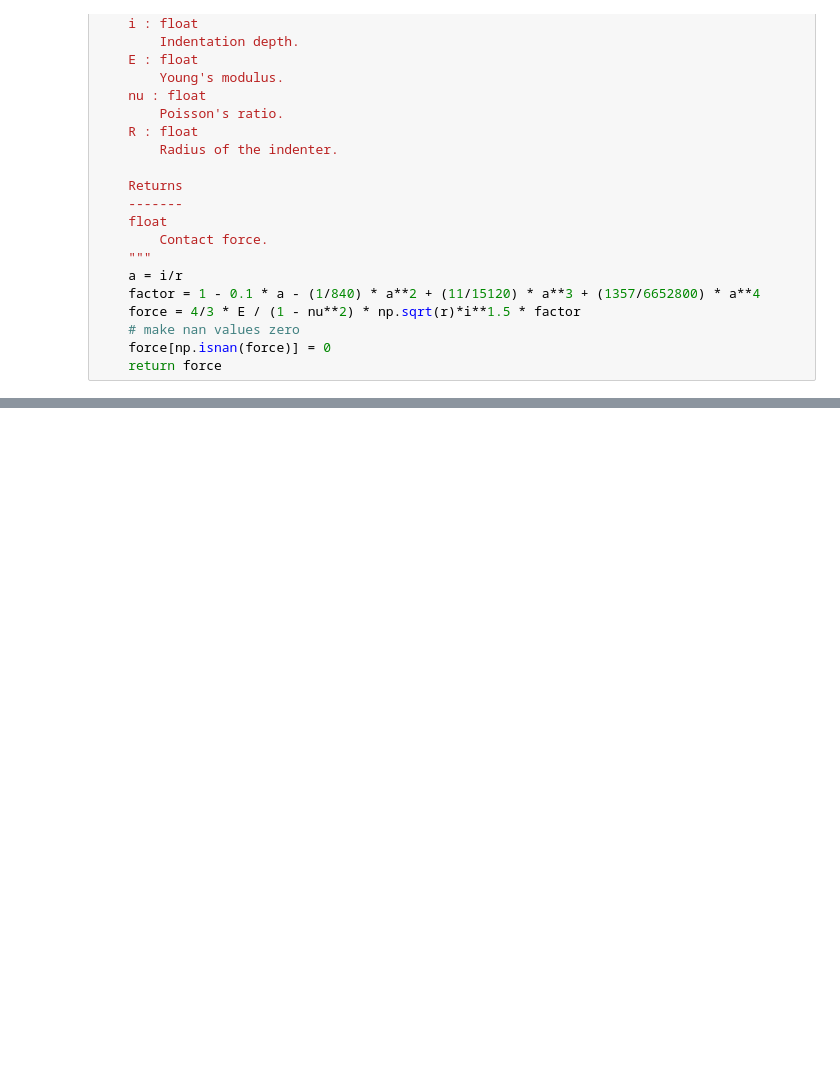
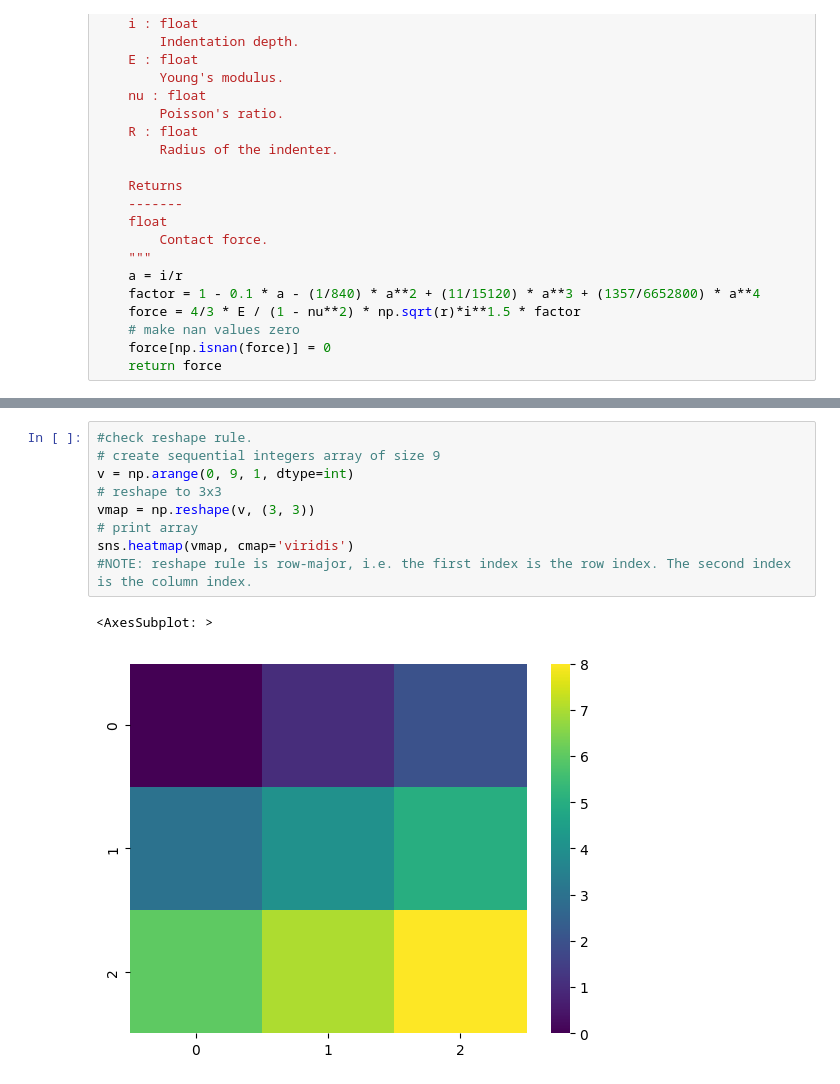
Before and after one commit to luisrlp/contact-surface, a Jupyter notebook: draft.ipynb, the cells around one changed output, grey strips where cells are left out. Drawn from its saved outputs; the diff is of its cells as text; blank space fills up the shorter version.

```diff
--- a/draft.ipynb
+++ b/draft.ipynb
@@ -70,0 +89,12 @@ df
+# %%
+#check reshape rule.
+# create sequential integers array of size 9
+v = np.arange(0, 9, 1, dtype=int)
+# reshape to 3x3
+vmap = np.reshape(v, (3, 3))
+# print array
+sns.heatmap(vmap, cmap='viridis')
+#NOTE: reshape rule is row-major, i.e. the first index is the row index. The second index is the column index.
+# %% [output]
+<AxesSubplot: >
+[figure, added]
```
Also changed, not shown: parts of 6 cells of this notebook.
